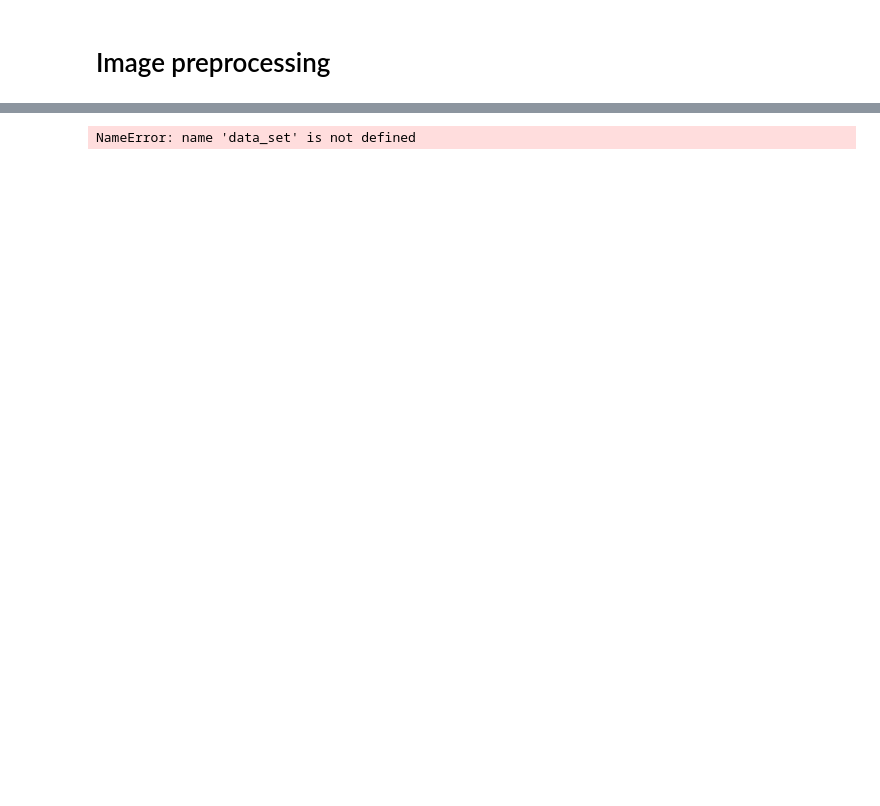
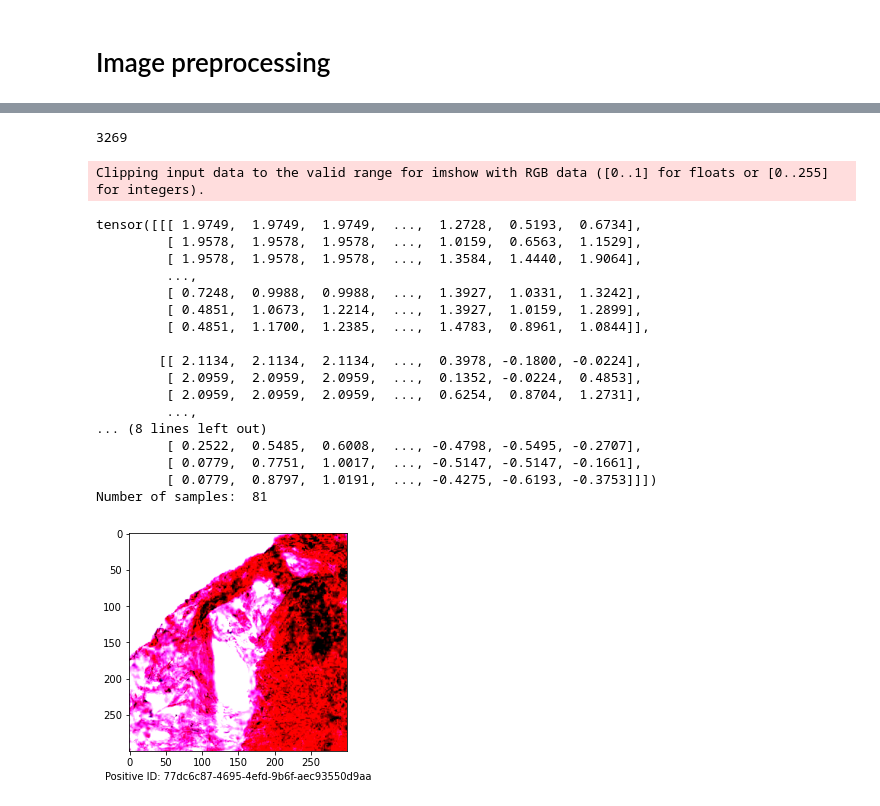
Before and after one commit to alejandroborj/heterogeneous-data, a Jupyter notebook: code/WSI/preprocessing.ipynb, the cells around one changed output, grey strips where cells are left out. Drawn from its saved outputs; the diff is of its cells as text; code cells hidden in the pictures; blank space fills up the shorter version.

```diff
--- a/code/WSI/preprocessing.ipynb
+++ b/code/WSI/preprocessing.ipynb
@@ -48,7 +47,29 @@ data_set = data_r.data_reader_to_dataset(case_id)
+# %%
+print(data_reader.get_size(data_set.inputs)+data_reader.get_size(data_set.labels)+data_reader.get_size(data_set.case_ids))
+# %% [output]
+3269
 # %%
-data_set.show_patch(patch_num=1000)
+data_set.show_patch(patch_num=20)
 # %% [output]
-NameError: name 'data_set' is not defined
+Clipping input data to the valid range for imshow with RGB data ([0..1] for floats or [0..255] for integers).
+tensor([[[ 1.9749,  1.9749,  1.9749,  ...,  1.2728,  0.5193,  0.6734],
+         [ 1.9578,  1.9578,  1.9578,  ...,  1.0159,  0.6563,  1.1529],
+         [ 1.9578,  1.9578,  1.9578,  ...,  1.3584,  1.4440,  1.9064],
+         ...,
+         [ 0.7248,  0.9988,  0.9988,  ...,  1.3927,  1.0331,  1.3242],
+         [ 0.4851,  1.0673,  1.2214,  ...,  1.3927,  1.0159,  1.2899],
+         [ 0.4851,  1.1700,  1.2385,  ...,  1.4783,  0.8961,  1.0844]],
+
+        [[ 2.1134,  2.1134,  2.1134,  ...,  0.3978, -0.1800, -0.0224],
+         [ 2.0959,  2.0959,  2.0959,  ...,  0.1352, -0.0224,  0.4853],
+         [ 2.0959,  2.0959,  2.0959,  ...,  0.6254,  0.8704,  1.2731],
+         ...,
+... (8 lines left out)
+         [ 0.2522,  0.5485,  0.6008,  ..., -0.4798, -0.5495, -0.2707],
+         [ 0.0779,  0.7751,  1.0017,  ..., -0.5147, -0.5147, -0.1661],
+         [ 0.0779,  0.8797,  1.0191,  ..., -0.4275, -0.6193, -0.3753]]])
+Number of samples:  81
+[figure, added]
 # %%
 positive = [(y[0]==1) for y in data_set.labels].count(True)
 plt.bar(["Negative", "Positive"], [data_set.__len__()-positive ,positive])
```
Also changed, not shown: parts of 6 cells of this notebook, 48 other files.
